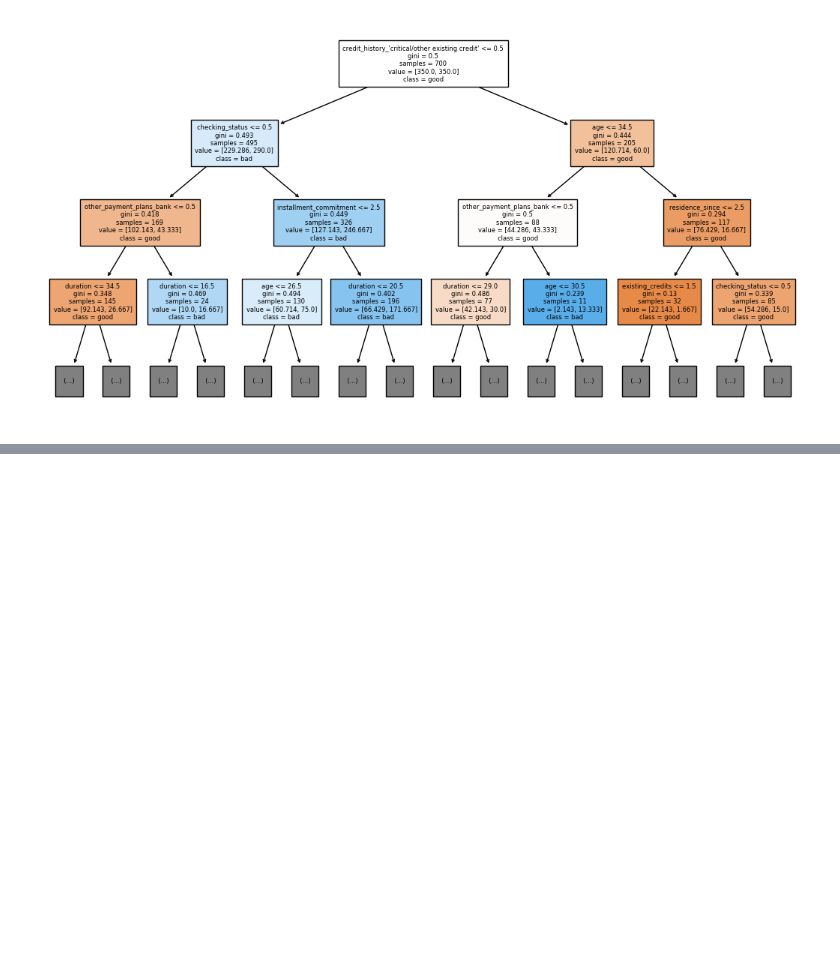
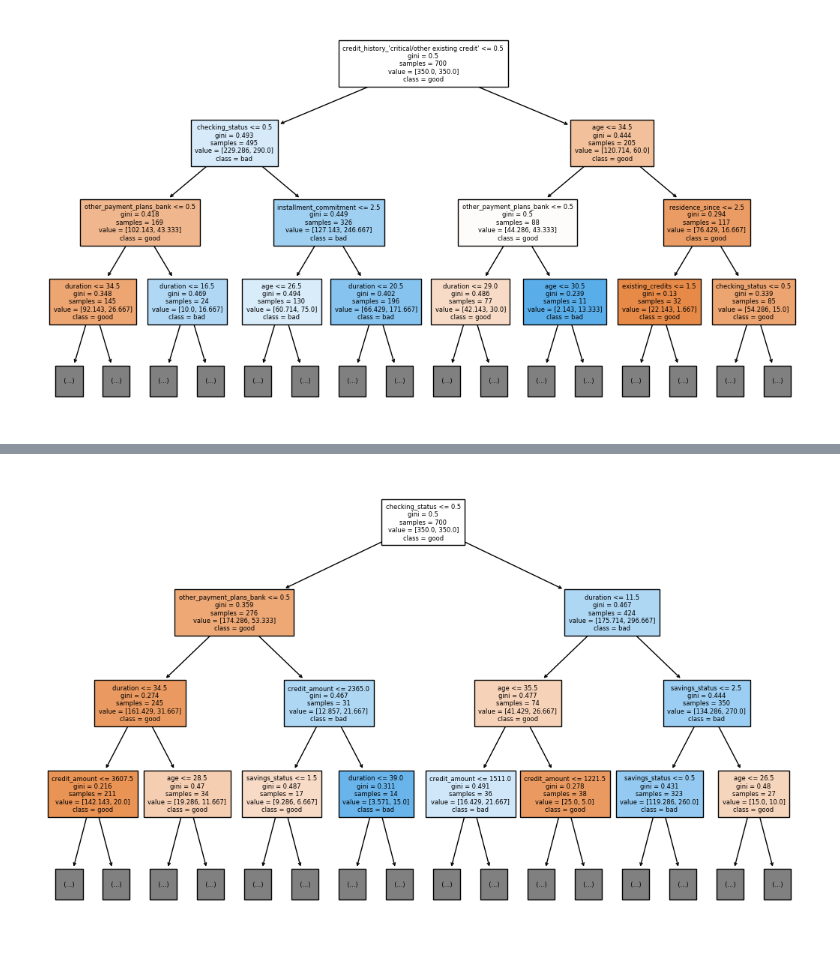
Before and after one commit to GrahamZ/CreditDefaultClassification, a Jupyter notebook: Explore.ipynb, the cells around one changed output, grey strips where cells are left out. Saved outputs shown, nothing was run; the diff lists cells and outputs as text; code cells hidden in the pictures; blank space fills up the shorter version.

```diff
--- a/Explore.ipynb
+++ b/Explore.ipynb
@@ -369,0 +429,12 @@ weighted avg       0.71      0.68      0.69       300
+# %%
+    reduced_feature_array = feature_name_array[rfecv.support_]
+
+    small_tree = DecisionTreeClassifier(class_weight='balanced', max_depth=6, min_samples_leaf=5)
+    small_tree.fit(x_train[:, rfecv.support_], y_train)
+
+    y_test_pred = small_tree.predict(x_test[:, rfecv.support_])
+    cm_test = confusion_matrix(y_true=y_test, y_pred=y_test_pred)
+    print('Test confusion matrix')
+    print(cm_test)
+    cr_test = classification_report(y_test, y_test_pred, labels=range(len(classes)), target_names=classes)
+    print(cr_test)
@@ -369,0 +453,6 @@ weighted avg       0.71      0.68      0.69       300
+# %%
+    plt.figure(figsize=(13, 8))
+    plot_tree(small_tree, filled=True, feature_names=reduced_feature_array, class_names=classes, fontsize=6, max_depth=3)
+    plt.show()
+# %% [output]
+[figure, added]
```
Also changed, not shown: parts of 8 cells of this notebook.
